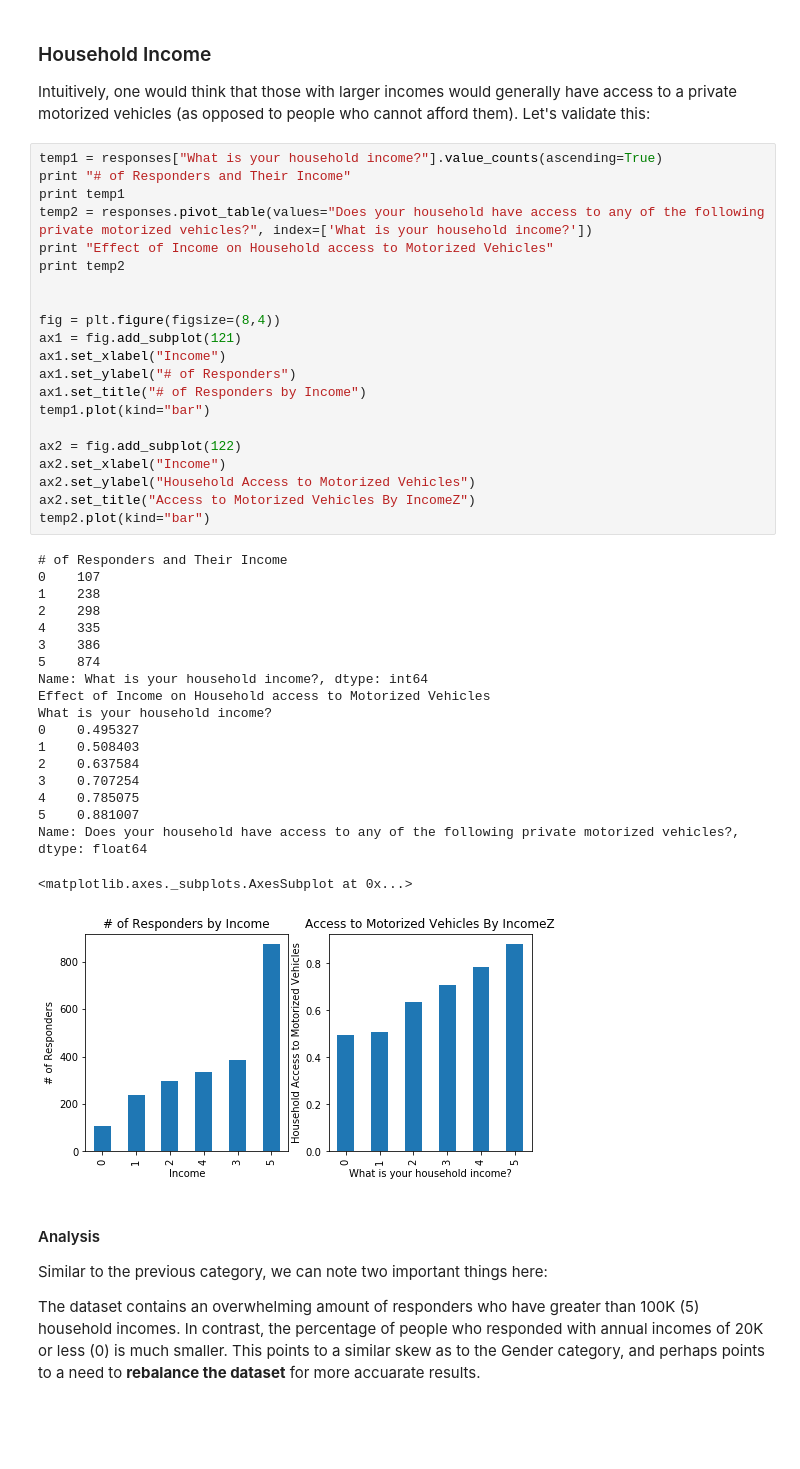
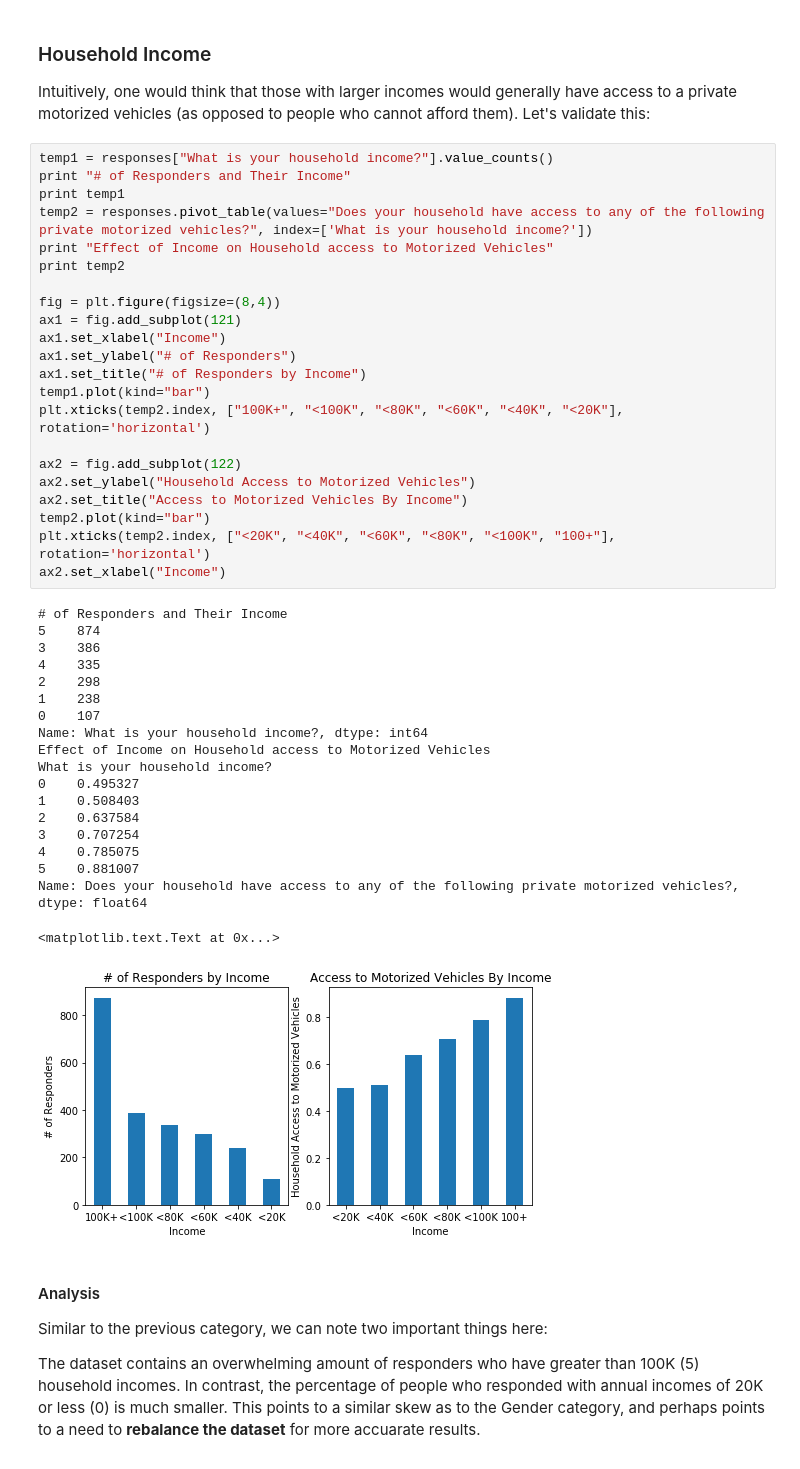
Before and after one commit to jeetmehta/Motorized-Vehicles, a Jupyter notebook: Predicting Motorized Vehicles.ipynb, the cells around one changed output. Saved outputs shown, nothing was run; the diff lists cells and outputs as text; blank space fills up the shorter version.

```diff
--- a/Predicting Motorized Vehicles.ipynb
+++ b/Predicting Motorized Vehicles.ipynb
@@ -2595,46 +2583,47 @@ This relationship may be void/insignificant considering that the input dataset i
 
 Intuitively, one would think that those with larger incomes would generally have access to a private motorized vehicles (as opposed to people who cannot afford them). Let's validate this:
 # %%
-temp1 = responses["What is your household income?"].value_counts(ascending=True)
+temp1 = responses["What is your household income?"].value_counts()
 print "# of Responders and Their Income"
 print temp1
 temp2 = responses.pivot_table(values="Does your household have access to any of the following private motorized vehicles?", index=['What is your household income?'])
 print "Effect of Income on Household access to Motorized Vehicles"
 print temp2
-
 
 fig = plt.figure(figsize=(8,4))
 ax1 = fig.add_subplot(121)
 ax1.set_xlabel("Income")
 ax1.set_ylabel("# of Responders")
 ax1.set_title("# of Responders by Income")
 temp1.plot(kind="bar")
+plt.xticks(temp2.index, ["100K+", "<100K", "<80K", "<60K", "<40K", "<20K"], rotation='horizontal')
 
 ax2 = fig.add_subplot(122)
+ax2.set_ylabel("Household Access to Motorized Vehicles")
+ax2.set_title("Access to Motorized Vehicles By Income")
+temp2.plot(kind="bar")
+plt.xticks(temp2.index, ["<20K", "<40K", "<60K", "<80K", "<100K", "100+"], rotation='horizontal')
 ax2.set_xlabel("Income")
-ax2.set_ylabel("Household Access to Motorized Vehicles")
-ax2.set_title("Access to Motorized Vehicles By IncomeZ")
-temp2.plot(kind="bar")
 # %% [output]
 # of Responders and Their Income
+5    874
+3    386
+4    335
+2    298
+1    238
 0    107
-1    238
-2    298
-4    335
-3    386
-5    874
 Name: What is your household income?, dtype: int64
 Effect of Income on Household access to Motorized Vehicles
 What is your household income?
 0    0.495327
 1    0.508403
 2    0.637584
 3    0.707254
 4    0.785075
 5    0.881007
 Name: Does your household have access to any of the following private motorized vehicles?, dtype: float64
-<matplotlib.axes._subplots.AxesSubplot at 0x...>
+<matplotlib.text.Text at 0x...>
-[figure, old version]
+[figure, new version]
 # %% [markdown]
 #### Analysis
 
```
Also changed, not shown: parts of 18 cells of this notebook.
